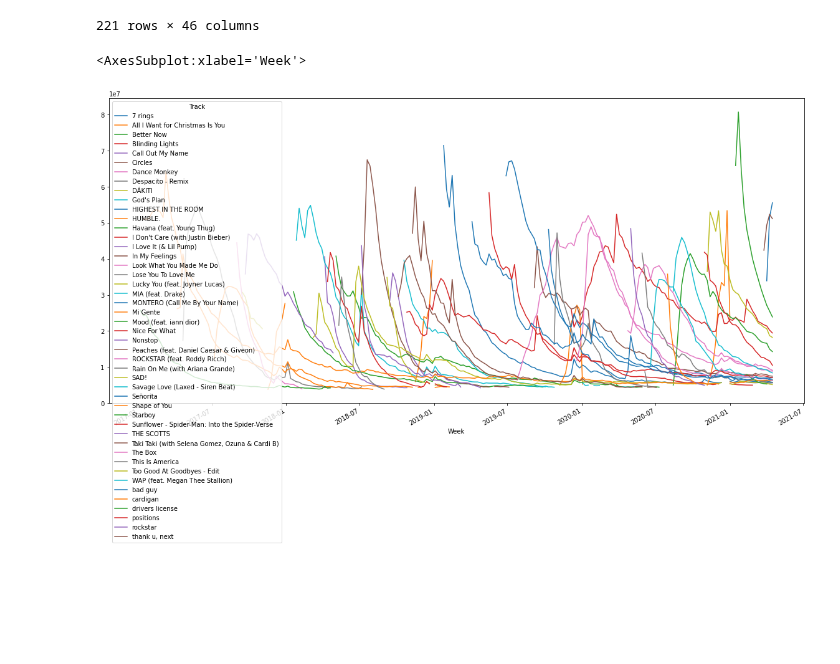
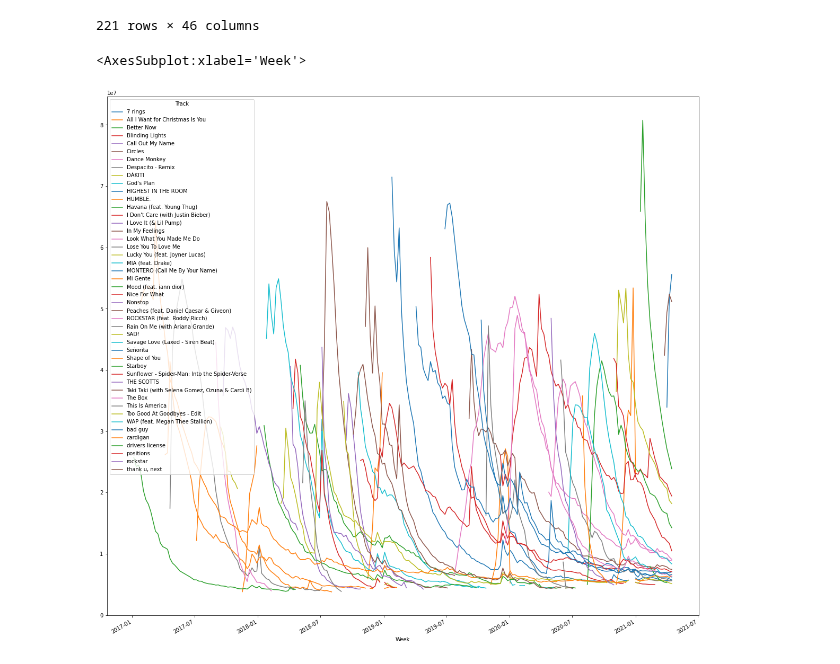
Before and after one commit to mblackstock/ds1-analytics, a Jupyter notebook: projects/spotify.ipynb, the cells around one changed output. Drawn from its saved outputs; the diff is of its cells as text; code cells hidden in the pictures; blank space fills up the shorter version.

```diff
--- a/projects/spotify.ipynb
+++ b/projects/spotify.ipynb
@@ -232,7 +194,7 @@ streams_by_song
 # streams_by_song = streams_by_song.droplevel('Rank')
 # streams_by_song
 # %%
-streams_by_song.plot(figsize=(20,10),kind='line')
+streams_by_song.plot(figsize=(20,20),kind='line')
 # %% [output]
 <AxesSubplot:xlabel='Week'>
-[figure, old version]
+[figure, new version]
```
Also changed, not shown: parts of 19 cells of this notebook.
